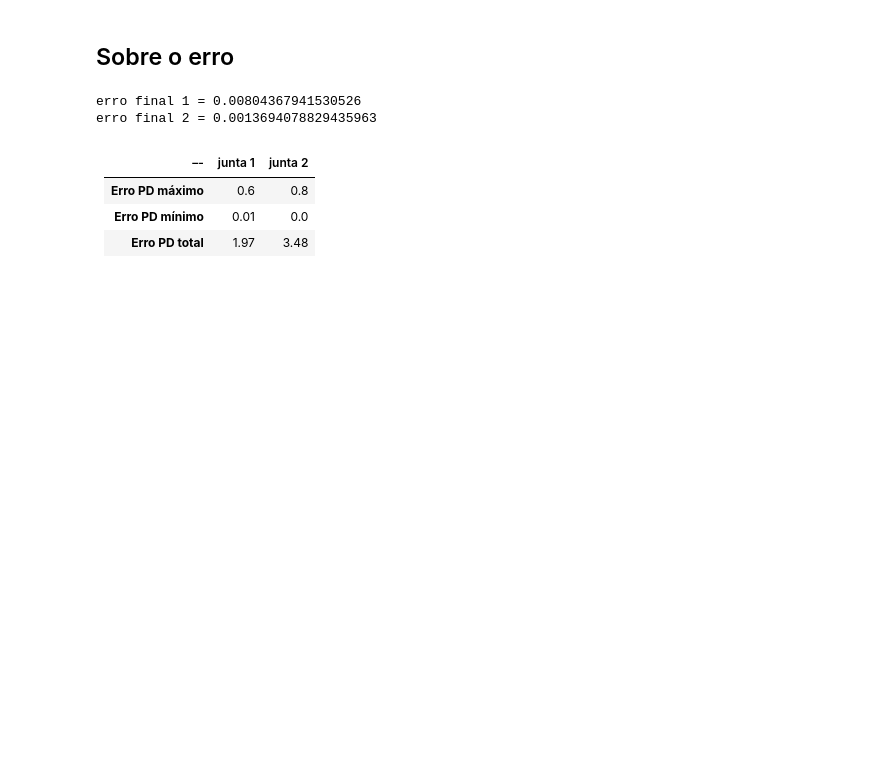
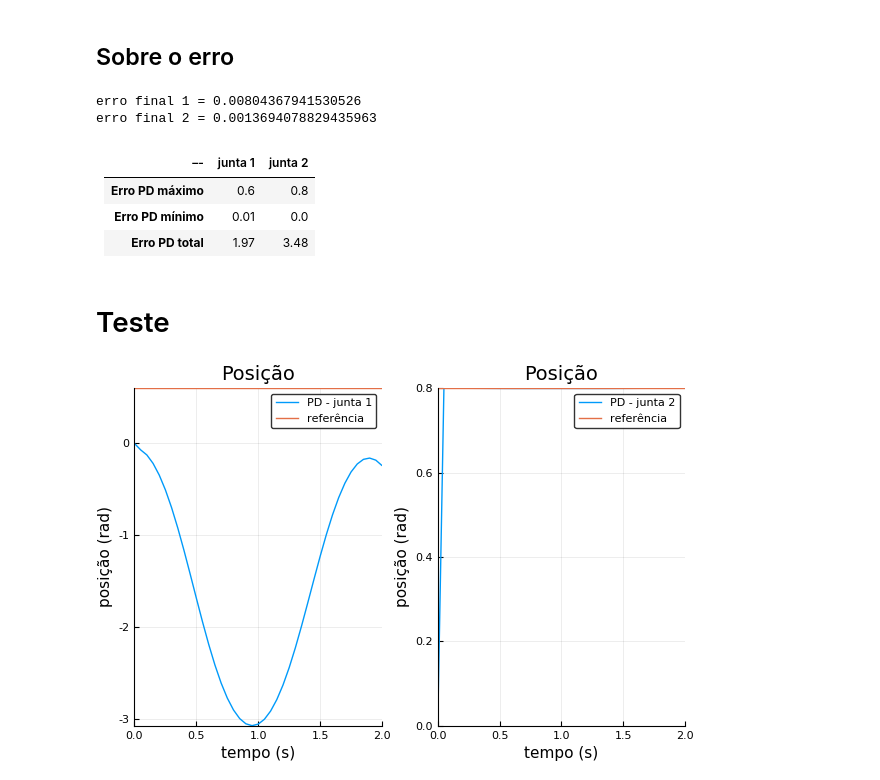
Before and after one commit to phelipe/jerk-pid, a Jupyter notebook: src/pelicano/pelicano_serial.ipynb, the cells around one changed output. Cells and saved outputs as stored; diff of their text form; code cells hidden in the pictures; blank space fills up the shorter version.

```diff
--- a/src/pelicano/pelicano_serial.ipynb
+++ b/src/pelicano/pelicano_serial.ipynb
@@ -438,3 +518,20 @@ tabela(erro_pid, "Erro PD")
 | **Erro PD máximo** |     0.6 |     0.8 |
 | **Erro PD mínimo** |    0.01 |     0.0 |
 |  **Erro PD total** |    1.97 |    3.48 |
+# %% [markdown]
+# Teste
+# %%
+teste = [-0.00910712, 5710.41, 0.124346, 45.1596]
+kp_pid = SMatrix{2,2}(diagm(teste[1:2]))
+kv_pid = SMatrix{2,2}(diagm(teste[3:4]))
+x_pid, v_pid, t_pid, a_pid, ta_pid, j_pid, tj_pid, τ_pid, t_tau_pid = robot2dof(kp_pid, kv_pid, Ts, t0, tend, xr);
+function plotx_pd()
+    p1 = plot(t_pid,x_pid[1], label = "PD - junta 1",xlabel ="tempo (s)", ylabel = "posição (rad)")
+    p1= plot!([r1],seriestype= :hline, label = "referência");
+    p2 = plot(t_pid,x_pid[2], label = "PD - junta 2",xlabel ="tempo (s)", ylabel = "posição (rad)")
+    p2 = plot!([r2],seriestype= :hline, label = "referência");
+    plot(p1,p2, title = "Posição")
+end
+plotx_pd()
+# %% [output]
+[figure, added]
```
Also changed, not shown: parts of 2 cells of this notebook, 10 other files.
